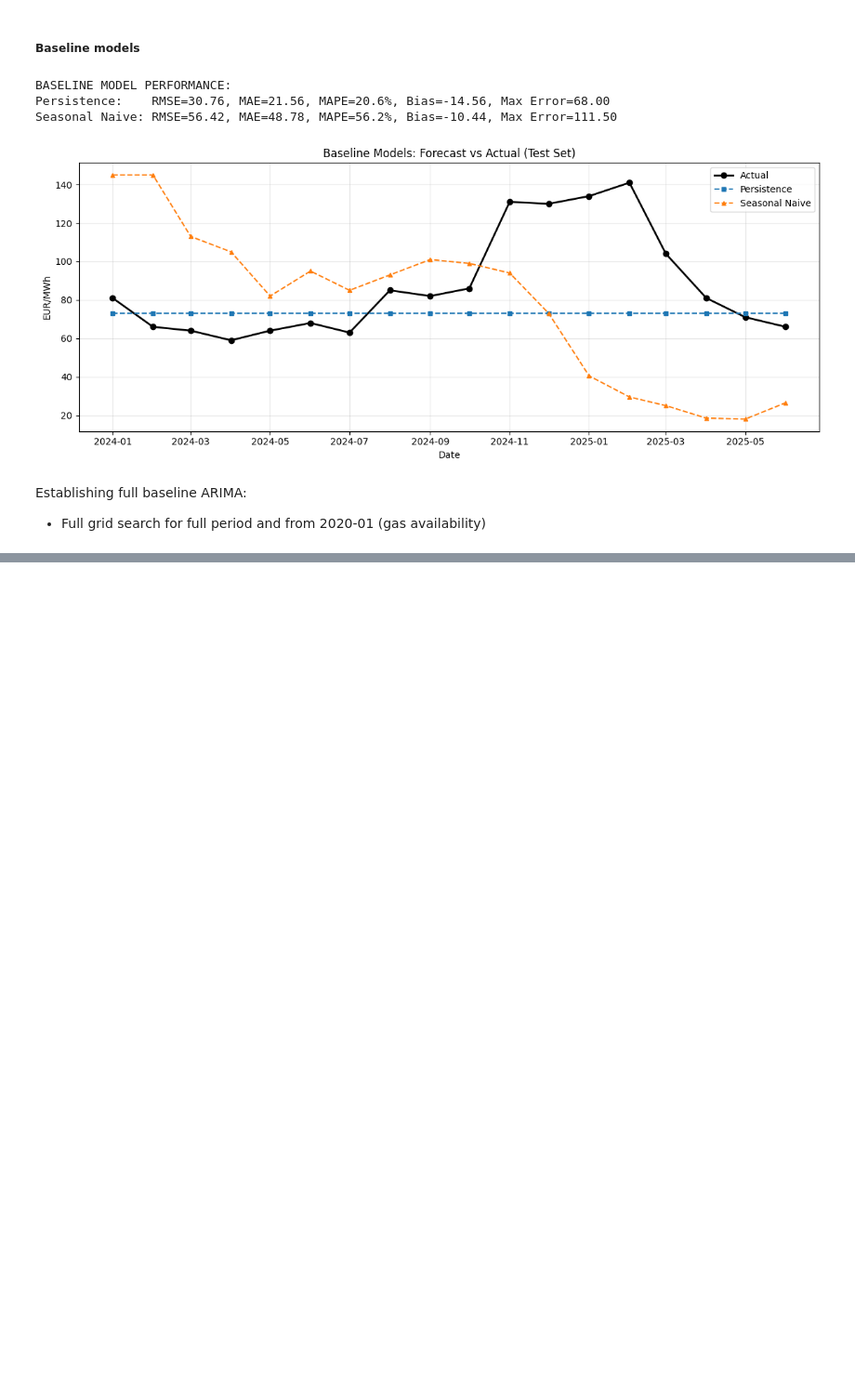
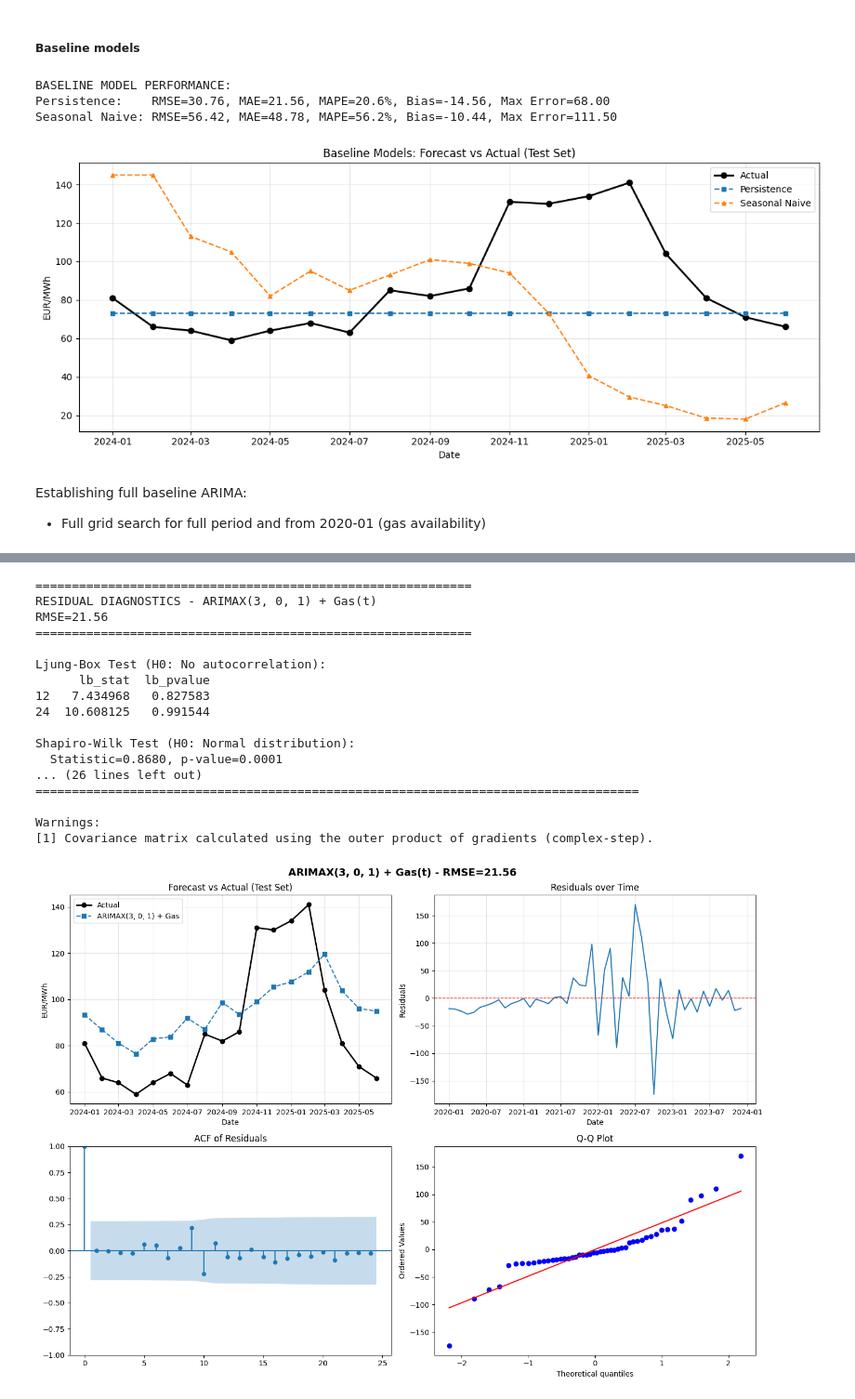
Before and after one commit to Pringlebot/austrian_electricity_prices_capstone, a Jupyter notebook: notebooks/model_building/01_model_building.ipynb, the cells around one changed output, grey strips where cells are left out. Shown at 93% size. Saved outputs shown, nothing was run; the diff lists cells and outputs as text; code cells hidden in the pictures; blank space fills up the shorter version.

```diff
--- a/notebooks/model_building/01_model_building.ipynb
+++ b/notebooks/model_building/01_model_building.ipynb
@@ -776,0 +693,80 @@ Baseline: ARIMA(1,0,2) RMSE=26.68
+# %%
+# ============================================
+# RESIDUAL DIAGNOSTICS - ARIMAX(3,0,1) + Gas(t)
+# ============================================
+
+best_fit_gas = best_gas_t['model']
+residuals_gas = best_fit_gas.resid
+
+print("="*60)
+print(f"RESIDUAL DIAGNOSTICS - ARIMAX{best_gas_t['order']} + Gas(t)")
+print(f"RMSE={best_gas_t['rmse']:.2f}")
+print("="*60)
+
+# Ljung-Box Test
+lb_test = acorr_ljungbox(residuals_gas, lags=[12, 24], return_df=True)
+print("\nLjung-Box Test (H0: No autocorrelation):")
+print(lb_test)
+
+# Shapiro-Wilk Test
+shapiro_stat, shapiro_p = stats.shapiro(residuals_gas)
+print(f"\nShapiro-Wilk Test (H0: Normal distribution):")
+print(f"  Statistic={shapiro_stat:.4f}, p-value={shapiro_p:.4f}")
+
+# Summary
+print("\nModel Summary:")
+print(best_fit_gas.summary())
+
+# Comprehensive Plot
+fig, axes = plt.subplots(2, 2, figsize=(14, 10))
+fig.suptitle(f"ARIMAX{best_gas_t['order']} + Gas(t) - RMSE={best_gas_t['rmse']:.2f}",
+             fontsize=14, fontweight='bold')
+
+# 1. Forecast vs Actual
+axes[0, 0].plot(y_test_gas_adj.index, y_test_gas_adj.values, 'o-',
+                label='Actual', linewidth=2, color='black')
+axes[0, 0].plot(y_test_gas_adj.index, best_gas_t['forecast'], 's--',
+                label=f"ARIMAX{best_gas_t['order']} + Gas", linewidth=1.5)
+axes[0, 0].set_xlabel('Date')
+axes[0, 0].set_ylabel('EUR/MWh')
+axes[0, 0].set_title('Forecast vs Actual (Test Set)')
+axes[0, 0].legend()
+axes[0, 0].grid(True, alpha=0.3)
+
+# 2. Residuals over time
+axes[0, 1].plot(residuals_gas.index, residuals_gas.values)
+axes[0, 1].axhline(0, color='red', linestyle='--', linewidth=1)
+axes[0, 1].set_xlabel('Date')
+axes[0, 1].set_ylabel('Residuals')
+axes[0, 1].set_title('Residuals over Time')
+axes[0, 1].grid(True, alpha=0.3)
+
+# 3. ACF of residuals
+plot_acf(residuals_gas, lags=24, ax=axes[1, 0])
+axes[1, 0].set_title('ACF of Residuals')
+
+# 4. Q-Q Plot
+stats.probplot(residuals_gas, dist="norm", plot=axes[1, 1])
+axes[1, 1].set_title('Q-Q Plot')
+
+plt.tight_layout()
+plt.show()
+# %% [output]
+============================================================
+RESIDUAL DIAGNOSTICS - ARIMAX(3, 0, 1) + Gas(t)
+RMSE=21.56
+============================================================
+
+Ljung-Box Test (H0: No autocorrelation):
+      lb_stat  lb_pvalue
+12   7.434968   0.827583
+24  10.608125   0.991544
+
+Shapiro-Wilk Test (H0: Normal distribution):
+  Statistic=0.8680, p-value=0.0001
+... (26 lines left out)
+===================================================================================
+
+Warnings:
+[1] Covariance matrix calculated using the outer product of gradients (complex-step).
+[figure, added]
```
Also changed, not shown: parts of 18 cells of this notebook.
